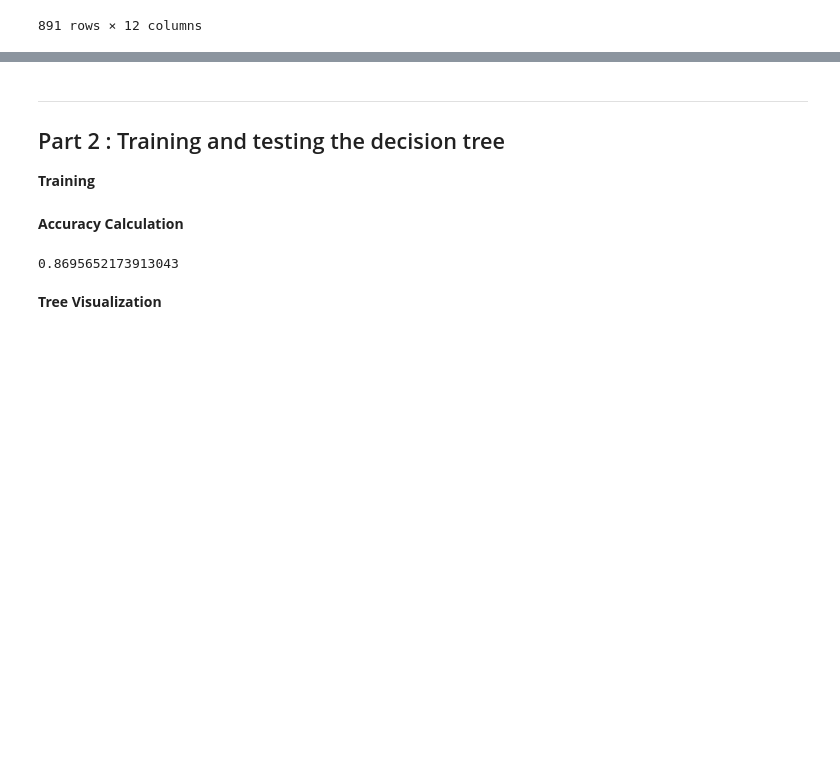
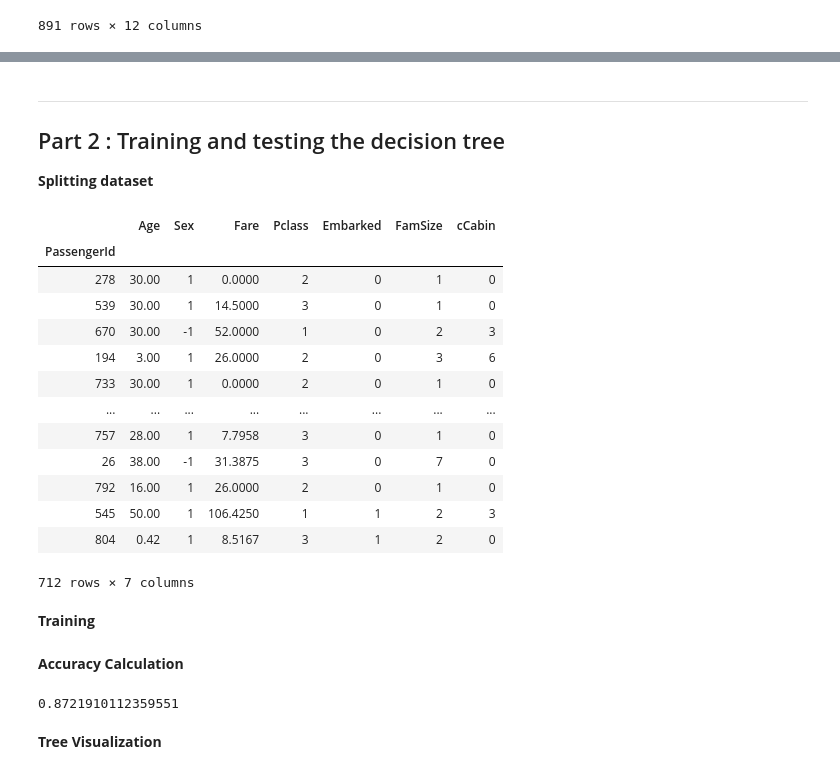
Before and after one commit to URAmiRBin/datamining-exercises, a Jupyter notebook: decision-tree/jupyter-titanic.ipynb, the cells around one changed output, grey strips where cells are left out. Saved outputs shown, nothing was run; the diff lists cells and outputs as text; code cells hidden in the pictures; blank space fills up the shorter version.

```diff
--- a/decision-tree/jupyter-titanic.ipynb
+++ b/decision-tree/jupyter-titanic.ipynb
@@ -275,4 +236,4 @@ test_df
 
 ## Part 2 : Training and testing the decision tree
 
-**Training**
+**Splitting dataset**
@@ -293,2 +240,30 @@ test_set = shuffled_df.tail(int(test_size))
+# %%
+from sklearn.model_selection import train_test_split
+
+TEST_FRACTION = .2
+# Set this to have the same train and test set to compare with random forest
+NOT_RANDOM_STATE = 58
+features = ['Age', 'Sex', 'Fare', 'Pclass', 'Embarked', 'FamSize', 'cCabin']
+X = train_df[features]
+y = train_df['Survived']
+X_train, X_test, y_train, y_test = train_test_split(X, y, test_size=TEST_FRACTION, random_state = NOT_RANDOM_STATE)
+X_train
+# %% [output]
+|  | Age | Sex | Fare | Pclass | Embarked | FamSize | cCabin |
+| PassengerId |  |  |  |  |  |  |  |
+| 278 | 30.00 | 1 | 0.0000 | 2 | 0 | 1 | 0 |
+| 539 | 30.00 | 1 | 14.5000 | 3 | 0 | 1 | 0 |
+| 670 | 30.00 | -1 | 52.0000 | 1 | 0 | 2 | 3 |
+| 194 | 3.00 | 1 | 26.0000 | 2 | 0 | 3 | 6 |
+| 733 | 30.00 | 1 | 0.0000 | 2 | 0 | 1 | 0 |
+| ... | ... | ... | ... | ... | ... | ... | ... |
+| 757 | 28.00 | 1 | 7.7958 | 3 | 0 | 1 | 0 |
+| 26 | 38.00 | -1 | 31.3875 | 3 | 0 | 7 | 0 |
+| 792 | 16.00 | 1 | 26.0000 | 2 | 0 | 1 | 0 |
+| 545 | 50.00 | 1 | 106.4250 | 1 | 1 | 2 | 3 |
+| 804 | 0.42 | 1 | 8.5167 | 3 | 1 | 2 | 0 |
+712 rows × 7 columns
+# %% [markdown]
+**Training**
 # %%
 from sklearn import tree
@@ -312,9 +284,9 @@ clf = clf.fit(X, y)
 # %%
 from sklearn.metrics import accuracy_score
 
-accuracy_score(y, clf.predict(train_set[features]))
+accuracy_score(y_train, clf.predict(X_train))
 # %% [output]
-0.8695652173913043
+0.8721910112359551
 # %% [markdown]
 **Tree Visualization**
 # %%
```
Also changed, not shown: parts of 29 cells of this notebook, 1 other file.
